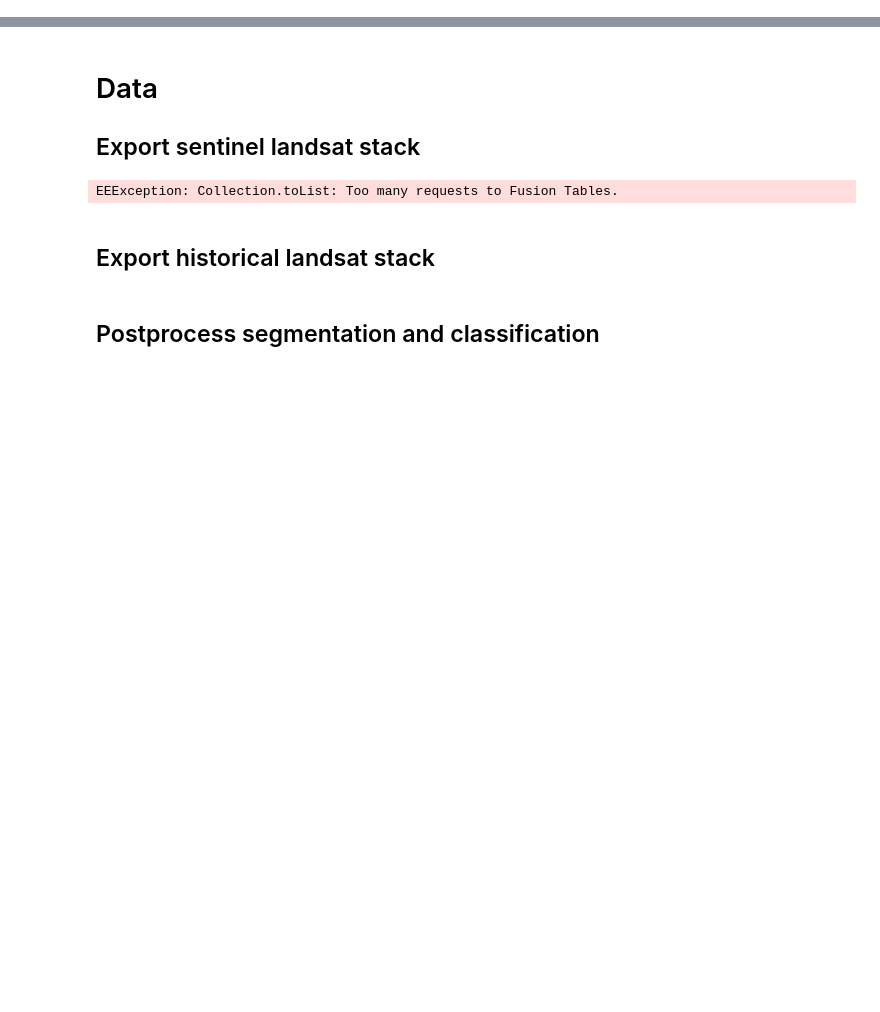
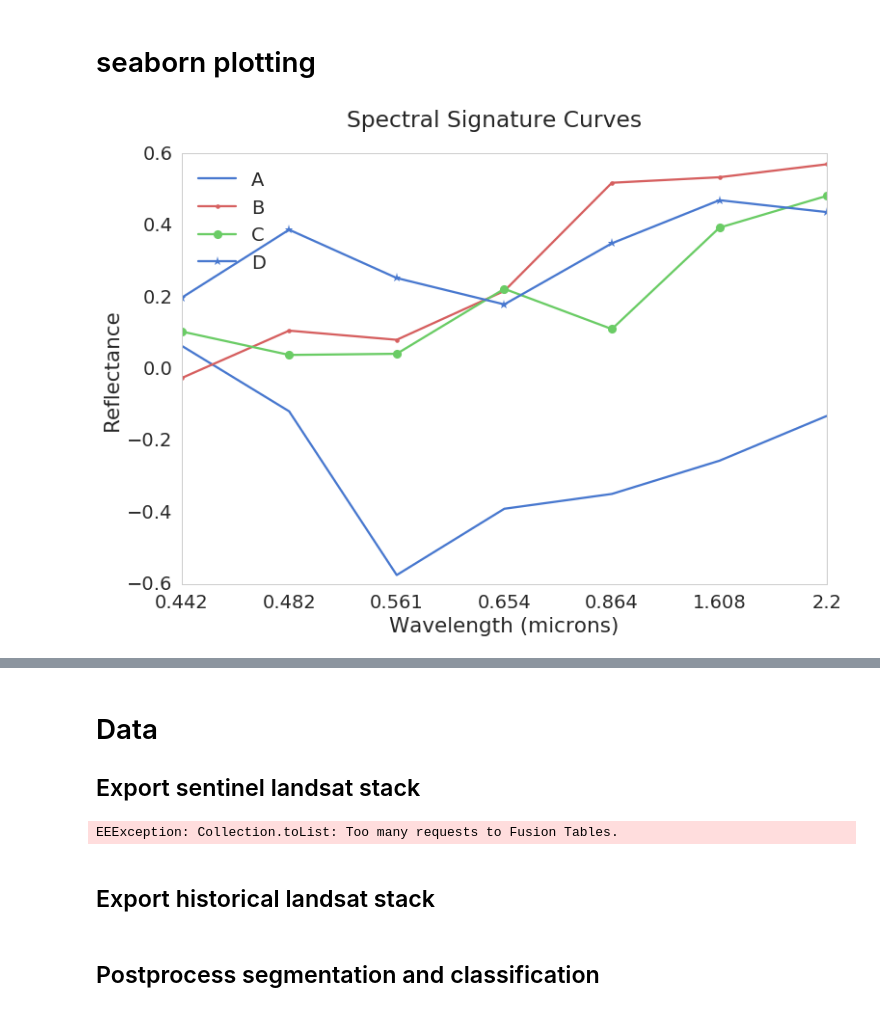
Before and after one commit to Ramonss93/geenotebook, a Jupyter notebook: CropExtentInEE.ipynb, the cells around one changed output, grey strips where cells are left out. Saved outputs shown, nothing was run; the diff lists cells and outputs as text; code cells hidden in the pictures; blank space fills up the shorter version.

```diff
--- a/CropExtentInEE.ipynb
+++ b/CropExtentInEE.ipynb
@@ -0,0 +1,21 @@
+# %% [markdown]
+# seaborn plotting
+# %%
+from pdata import *
+# Spectral Signature Curves plotting
+marker = itertools.cycle(('b-', 'r.-', 'go-', '*-'))
+
+with sns.axes_style("whitegrid",{'axes.grid': False}):
+    f, ax = subplots(figsize=(12, 8))
+    sns.set_context("talk", font_scale=1.5)
+    df = pd.DataFrame(np.random.randn(7, 4)/8, columns=list('ABCD')).cumsum()
+    for k in df:
+        ax.plot(df.index, df[k], next(marker))
+    xticks(range(7), list('0.442;0.482;0.561;0.654;0.864;1.608;2.2'.split(';')))
+    ylabel('Reflectance')
+    xlabel('Wavelength (microns)')
+    suptitle('Spectral Signature Curves')
+    legend(loc='upper left')
+    show()
+# %% [output]
+[figure, added]
```
Also changed, not shown: parts of 2 cells of this notebook, 4 other files.
